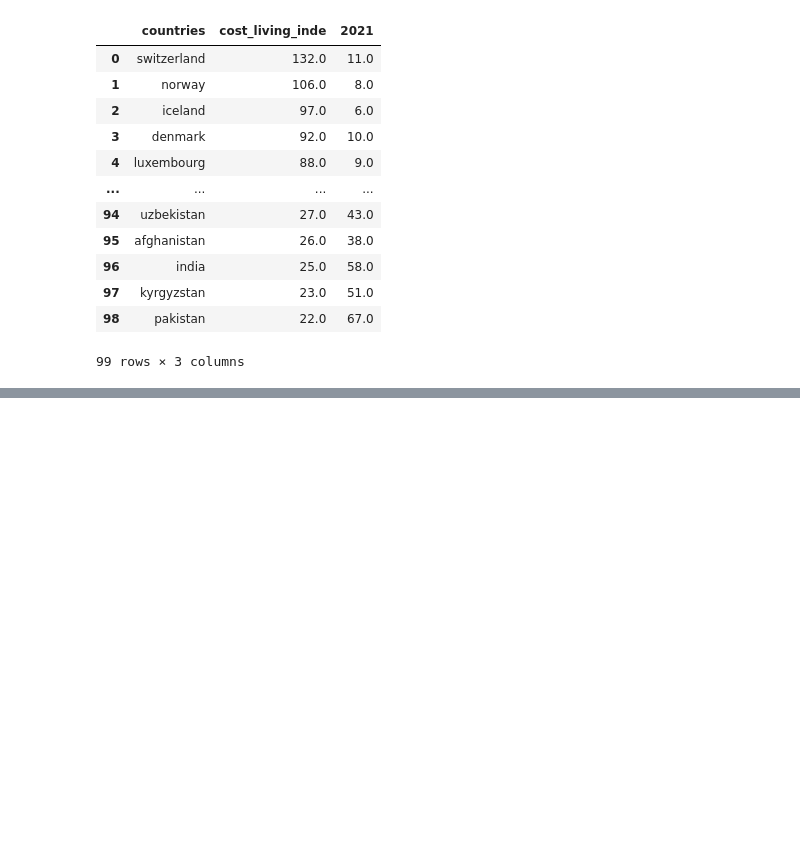
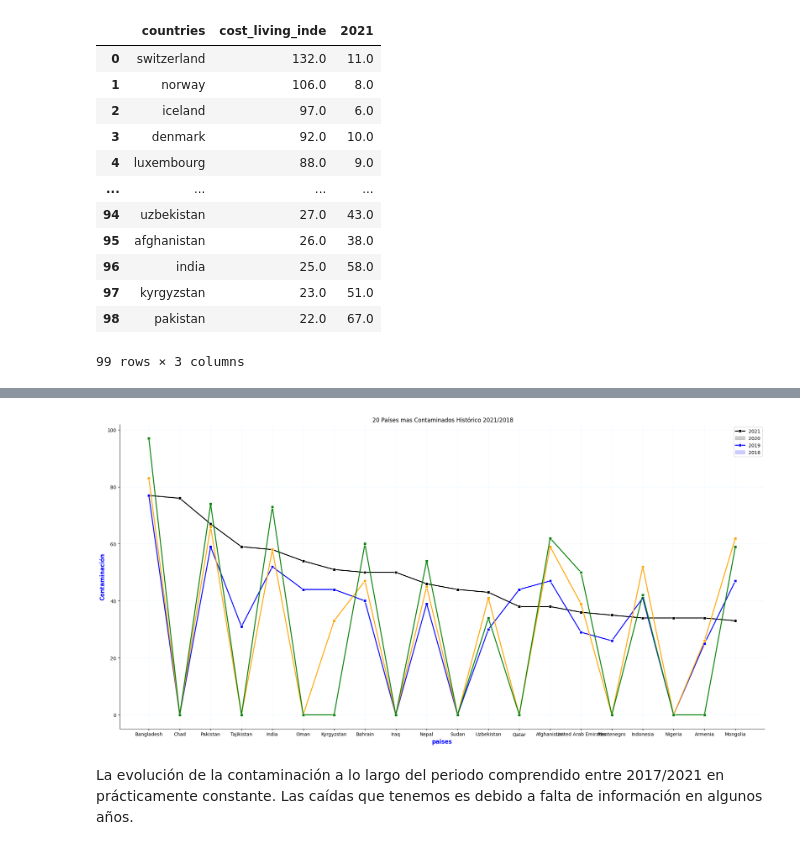
Before and after one commit to PaulaElizagarate/-Paula-Elizagarate---Most-Polluted-Countries-, a Jupyter notebook: sql/SQL Queries - Análisis y Conclusiones.ipynb, the cells around one changed output, grey strips where cells are left out. Saved outputs shown, nothing was run; the diff lists cells and outputs as text; code cells hidden in the pictures; blank space fills up the shorter version.

```diff
--- a/sql/SQL Queries - Análisis y Conclusiones.ipynb
+++ b/sql/SQL Queries - Análisis y Conclusiones.ipynb
@@ -170,0 +300,15 @@ pc3
+# %%
+#Evolución contaminación en los últimos años en los 20 países que más tienen en 2021.
+
+query3= """
+
+    SELECT `Country/Region`, MAX(`2021`) AS `2021`,`2020`,`2019`,`2018`
+    FROM polluted_countries
+    GROUP BY `Country/Region`,`2021`,`2020`,`2019`,`2018`
+    ORDER BY `2021` DESC
+    LIMIT 20;
+
+"""
+# %%
+pc4= pd.read_sql(query3, engine)
+pc4
@@ -170,0 +333,56 @@ pc3
+# %%
+fig1, axes = plt.subplots(nrows = 1, ncols = 1, figsize = (20,10)) #Creación, filas, columnas y tamaño gráfica.
+
+sns.lineplot(data = pc4,
+             x = "Country/Region",
+             y = "2021",
+             marker = "s",
+             linewidth = 2,
+             color = "black")
+
+sns.lineplot(data = pc4,
+             x = "Country/Region",
+             y = "2020",
+             marker = "s",
+             linewidth = 2,
+             color = "blue")
+
+sns.lineplot(data = pc4,
+             x = "Country/Region",
+             y = "2019",
+             marker = "s",
+             linewidth = 2,
+             color = "orange")
+
+sns.lineplot(data = pc4,
+             x = "Country/Region",
+             y = "2018",
+             marker = "s",
+             linewidth = 2,
+             color = "green")
+
+
+axes.set_title(" 20 Países mas Contaminados Histórico 2021/2018")
+
+
+# para quitar los ejes de arriba y de la derecha
+axes.spines['top'].set_visible(False)
+axes.spines['right'].set_visible(False)
+
+# para cambiar el nombre el eje x
+axes.set_xlabel('paises', color = "blue", fontweight = "bold", fontsize = 12)
+
+#Legend
+plt.legend(labels=["2021","2020","2019","2018"])
+
+# para cambiar el nombre el eje y
+axes.set_ylabel('Contaminación', color = "blue", fontweight = "bold", fontsize = 12)
+
+# para añadir un grid/rejilla a la gráfica
+axes.grid(visible=True, color = "aliceblue")
+
+fig1.tight_layout();
+# %% [output]
+[figure, added]
+# %% [markdown]
+La evolución de la contaminación a lo largo del periodo comprendido entre 2017/2021 en prácticamente constante. Las caídas que tenemos es debido a falta de información en algunos años.
```
Also changed, not shown: parts of 30 cells of this notebook, 8 other files.
